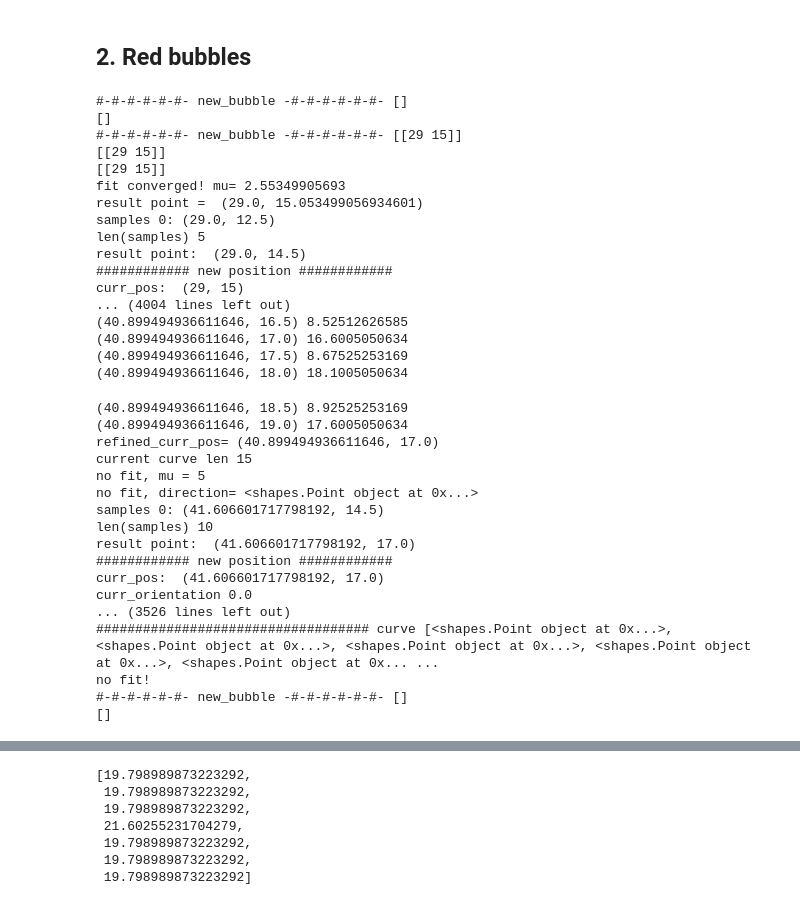
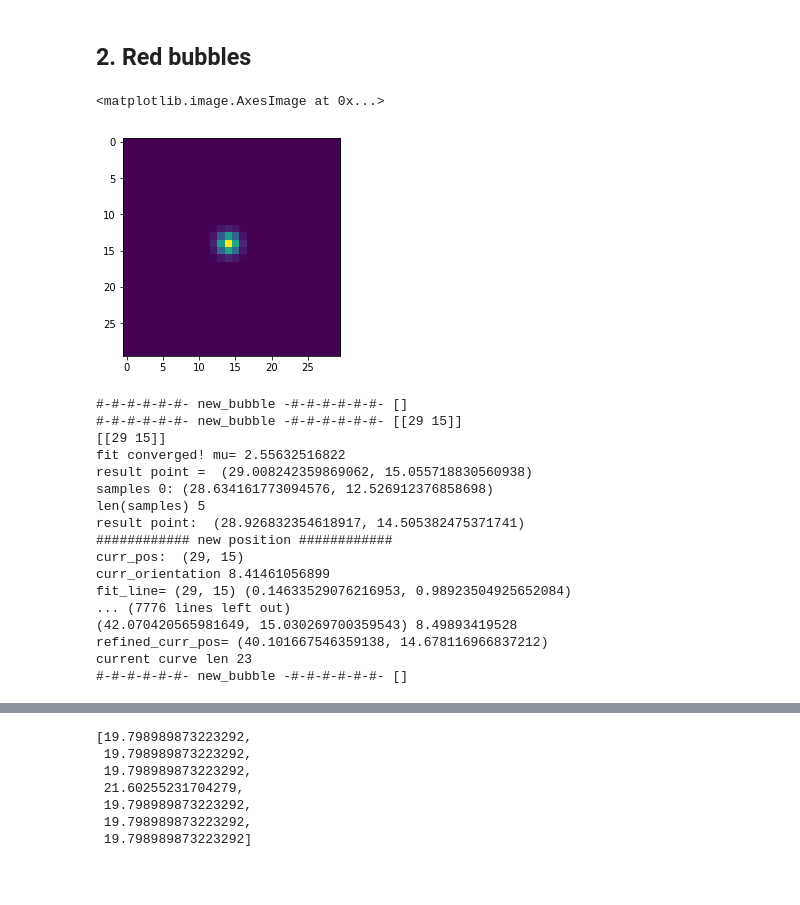
Before and after one commit to zazizizou/gradient_ansatz, a Jupyter notebook: radius_calibration.ipynb, the cells around one changed output, grey strips where cells are left out. Saved outputs shown, nothing was run; the diff lists cells and outputs as text; code cells hidden in the pictures; blank space fills up the shorter version.

```diff
--- a/radius_calibration.ipynb
+++ b/radius_calibration.ipynb
@@ -316,3 +323,8 @@ plt.plot(gaussian_filter1d(debug_signals[-1], 2))
+# %%
+plt.imshow(smooth_mask)
+# %% [output]
+<matplotlib.image.AxesImage at 0x...>
+[figure, added]
 # %%
 radii = []
 sub_images = []
@@ -330,44 +342,27 @@ for tr in tracks:
                                        window_size=60,
                                        pad_mode="constant")
             sub_images.append(subimg)
-            res_circ = red_bubble_one(subimg, verbose=True)
+            res_circ = red_bubble_one(subimg, smooth_mask, verbose=True)
             res_circles.append(res_circ)
             radii += [res_circ.radius]
 # %% [output]
 #-#-#-#-#-#- new_bubble -#-#-#-#-#-#- []
-[]
 #-#-#-#-#-#- new_bubble -#-#-#-#-#-#- [[29 15]]
 [[29 15]]
-[[29 15]]
-fit converged! mu= 2.55349905693
-result point =  (29.0, 15.053499056934601)
-samples 0: (29.0, 12.5)
+fit converged! mu= 2.55632516822
+result point =  (29.008242359869062, 15.055718830560938)
+samples 0: (28.634161773094576, 12.526912376858698)
 len(samples) 5
-result point:  (29.0, 14.5)
+result point:  (28.926832354618917, 14.505382475371741)
 ############ new position ############
 curr_pos:  (29, 15)
-... (4004 lines left out)
-(40.899494936611646, 16.5) 8.52512626585
-(40.899494936611646, 17.0) 16.6005050634
-(40.899494936611646, 17.5) 8.67525253169
-(40.899494936611646, 18.0) 18.1005050634
+curr_orientation 8.41461056899
+fit_line= (29, 15) (0.14633529076216953, 0.98923504925652084)
+... (7776 lines left out)
+(42.070420565981649, 15.030269700359543) 8.49893419528
+refined_curr_pos= (40.101667546359138, 14.678116966837212)
+current curve len 23
+#-#-#-#-#-#- new_bubble -#-#-#-#-#-#- []
-(40.899494936611646, 18.5) 8.92525253169
-(40.899494936611646, 19.0) 17.6005050634
-refined_curr_pos= (40.899494936611646, 17.0)
-current curve len 15
-no fit, mu = 5
-no fit, direction= <shapes.Point object at 0x...>
-samples 0: (41.606601717798192, 14.5)
-len(samples) 10
-result point:  (41.606601717798192, 17.0)
-############ new position ############
-curr_pos:  (41.606601717798192, 17.0)
-curr_orientation 0.0
-... (3526 lines left out)
-################################### curve [<shapes.Point object at 0x...>, <shapes.Point object at 0x...>, <shapes.Point object at 0x...>, <shapes.Point object at 0x...>, <shapes.Point object at 0x... ...
-no fit!
-#-#-#-#-#-#- new_bubble -#-#-#-#-#-#- []
-[]
 # %%
 fig, ax = plt.subplots(len(sub_images),1)
 fig.set_figheight(24)
```
Also changed, not shown: parts of 5 cells of this notebook, 3 other files.
